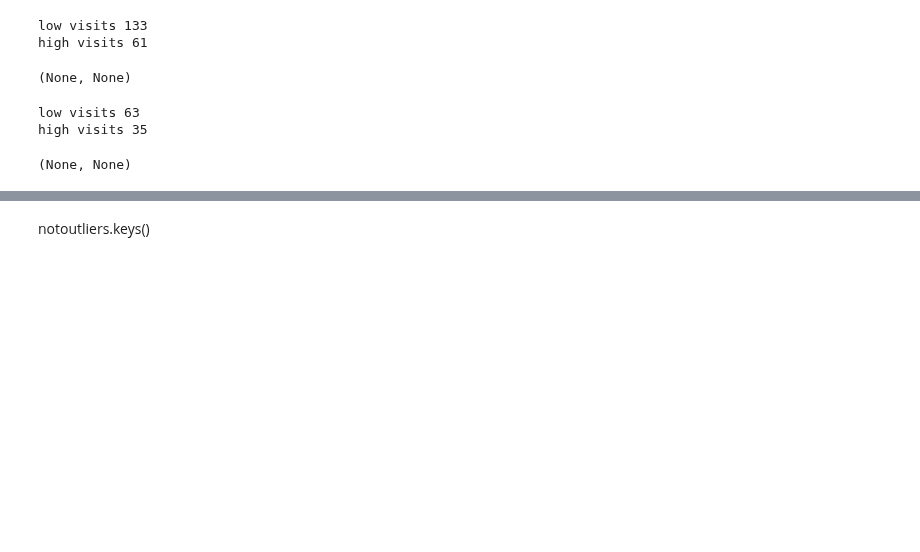
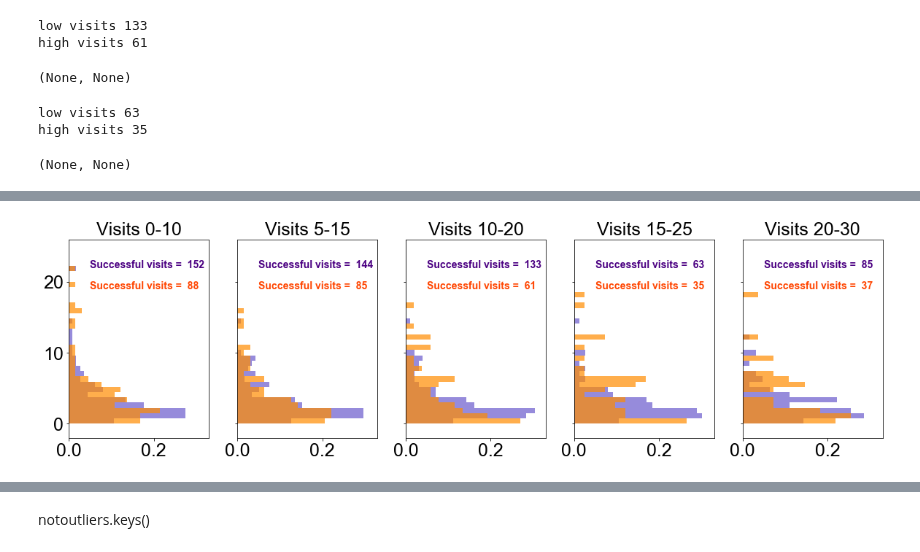
Before and after one commit to itsMahad/ManducaMultiSenseFeeding, a Jupyter notebook: A_Step3_Learning_Curves_And_Probability_Distributions_Git.ipynb, the cells around one changed output, grey strips where cells are left out. Drawn from its saved outputs; the diff is of its cells as text; code cells hidden in the pictures; blank space fills up the shorter version.

```diff
--- a/A_Step3_Learning_Curves_And_Probability_Distributions_Git.ipynb
+++ b/A_Step3_Learning_Curves_And_Probability_Distributions_Git.ipynb
@@ -233,34 +242,36 @@ ax[1].tick_params(labelsize = 25, labelcolor = 'k')
 ax[2].tick_params(labelsize = 25, labelcolor = 'k')
 ax[3].tick_params(labelsize = 25, labelcolor = 'k')
 ax[4].tick_params(labelsize = 25, labelcolor = 'k')
 
 
 
 ax[0].text(0.05, 22, 'Successful visits =  ' + str(first_0thru10_low), color = 'indigo', weight = 'bold', size = 14)
 ax[0].text(0.05, 19, 'Successful visits =  ' + str(first_0thru10_high), color = 'orangered', weight = 'bold', size = 14)
 
 
 ax[1].text(0.05, 22, 'Successful visits =  ' + str(first_5thru15_low), color = 'indigo', weight = 'bold', size = 14)
 ax[1].text(0.05, 19, 'Successful visits =  ' + str(first_5thru15_high), color = 'orangered', weight = 'bold', size = 14)
 
 
 ax[2].text(0.05, 22, 'Successful visits =  ' + str(first_10thru20_low),  color = 'indigo', weight = 'bold',size = 14)
 ax[2].text(0.05, 19, 'Successful visits =  ' + str(first_10thru20_high), color = 'orangered', weight = 'bold', size = 14)
 
 
 ax[3].text(0.05, 22, 'Successful visits =  ' + str(first_15thru25_low), color = 'indigo', weight = 'bold', size = 14)
 ax[3].text(0.05, 19, 'Successful visits =  ' + str(first_15thru25_high), color = 'orangered', weight = 'bold', size = 14)
 
 
 ax[4].text(0.05, 22, 'Successful visits =  ' + str(first_20thru30_low), color = 'indigo', weight = 'bold', size = 14)
 ax[4].text(0.05, 19, 'Successful visits =  ' + str(first_20thru30_high), color = 'orangered', weight = 'bold', size = 14)
 
 
 
 
-outpath_figg = r'/Users/Mahad/Downloads/HistogramFigure'
+
 plt.savefig(outpath_figg + "//" + 'Visits_0-30.png')
 # if the plots are normalized to the total number of hits for each window then the size difference in the 20+seconds bin is due to a larger proportion of each condition being from the lower time bins as the moths learn
+# %% [output]
+[figure, added]
 # %%
 def KL(P,Q, epsilon):
 # """ Epsilon is used here to avoid conditional code for
```
Also changed, not shown: parts of 44 cells of this notebook.
